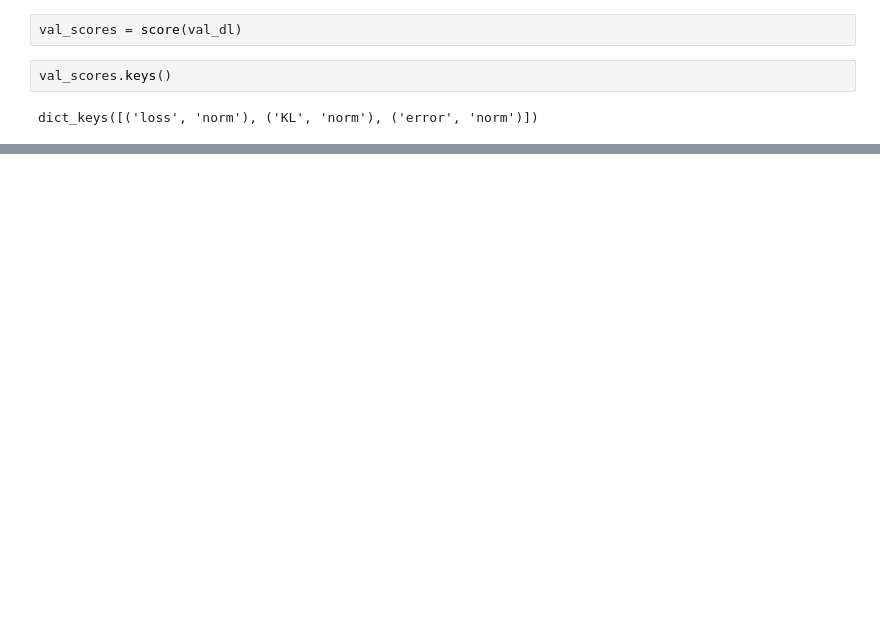
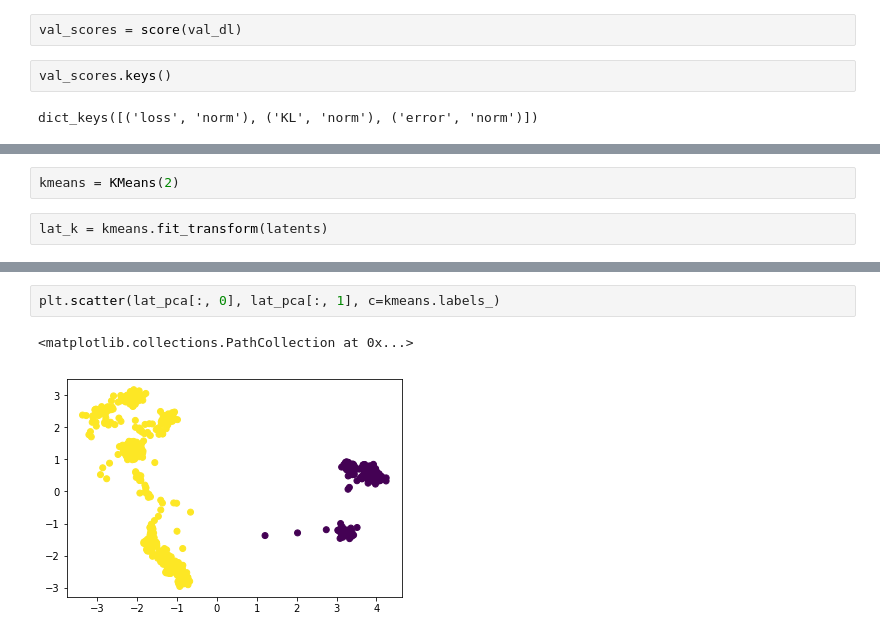
Before and after one commit to mttmac/glance, a Jupyter notebook: Week3Demo.ipynb, the cells around one changed output, grey strips where cells are left out. Saved outputs shown, nothing was run; the diff lists cells and outputs as text; blank space fills up the shorter version.

```diff
--- a/Week3Demo.ipynb
+++ b/Week3Demo.ipynb
@@ -325,0 +438,4 @@ plt.plot(sorted(scores[('error', 'norm')]))
+# %%
+kmeans = KMeans(2)
+# %%
+lat_k = kmeans.fit_transform(latents)
@@ -325,0 +446,5 @@ plt.plot(sorted(scores[('error', 'norm')]))
+# %%
+plt.scatter(lat_pca[:, 0], lat_pca[:, 1], c=kmeans.labels_)
+# %% [output]
+<matplotlib.collections.PathCollection at 0x...>
+[figure, added]
```
Also changed, not shown: parts of 33 cells of this notebook, 2 other files.
